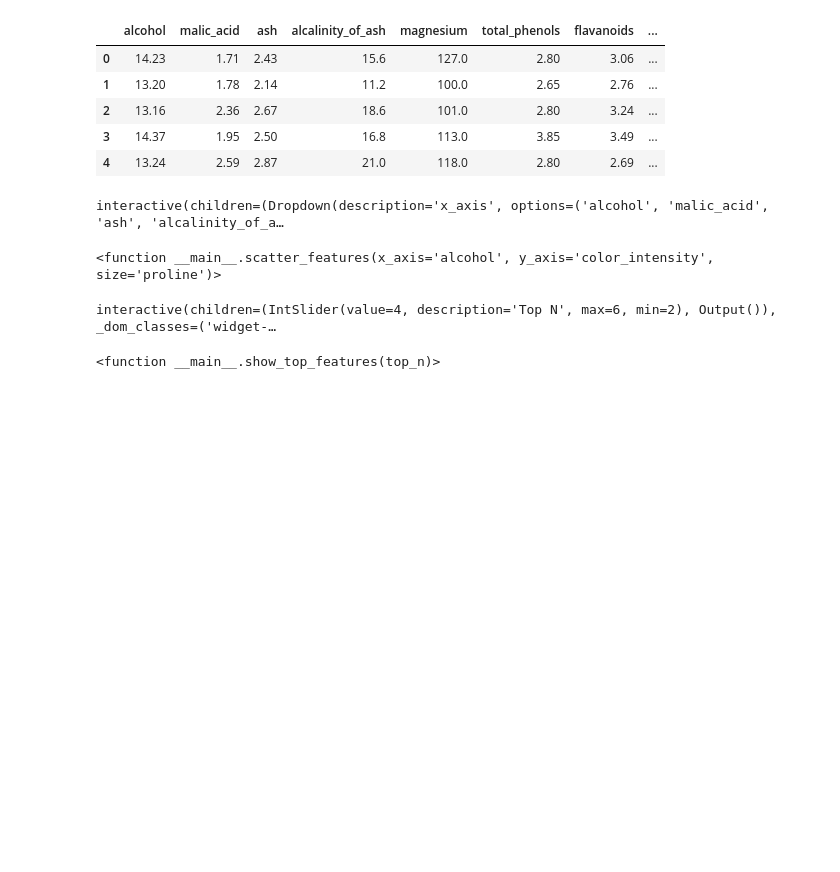
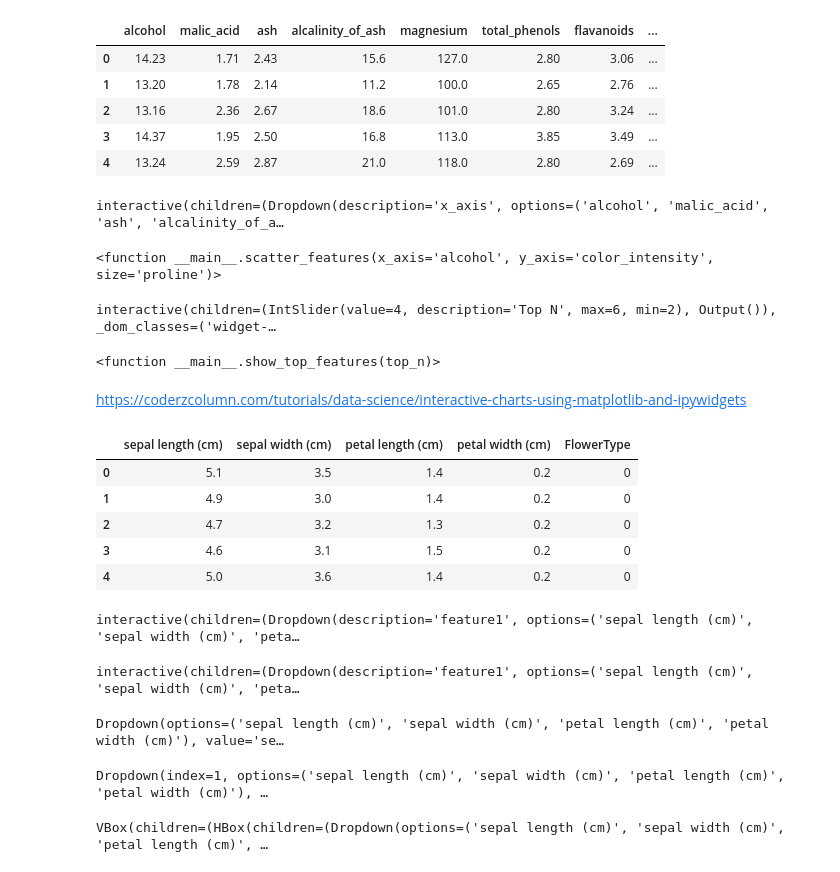
Before and after one commit to librowndev/wine-notebooks, a Jupyter notebook: notebooks/interactive/03_wine_explorer_plotly_widgets.ipynb, the cells around one changed output. Drawn from its saved outputs; the diff is of its cells as text; code cells hidden in the pictures; blank space fills up the shorter version.

Commit message:
copilot fixed the ipywidget error. adding matplotlib themes and more examples and link to page.

```diff
--- a/notebooks/interactive/03_wine_explorer_plotly_widgets.ipynb
+++ b/notebooks/interactive/03_wine_explorer_plotly_widgets.ipynb
@@ -68,3 +83,5 @@ px.parallel_coordinates(
     dimensions=['alcohol', 'malic_acid', 'ash', 'color_intensity', 'proline'],
     labels={'target': 'Cultivar'}
 )
+# %% [markdown]
+https://coderzcolumn.com/tutorials/data-science/interactive-charts-using-matplotlib-and-ipywidgets
@@ -70,0 +99,16 @@ px.parallel_coordinates(
+# %%
+from sklearn.datasets import load_iris
+
+iris = load_iris()
+
+iris_df = pd.DataFrame(data=iris.data, columns=iris.feature_names)
+iris_df["FlowerType"] = iris.target #[iris.target_names[t] for t in iris.target]
+
+iris_df.head()
+# %% [output]
+|  | sepal length (cm) | sepal width (cm) | petal length (cm) | petal width (cm) | FlowerType |
+| 0 | 5.1 | 3.5 | 1.4 | 0.2 | 0 |
+| 1 | 4.9 | 3.0 | 1.4 | 0.2 | 0 |
+| 2 | 4.7 | 3.2 | 1.3 | 0.2 | 0 |
+| 3 | 4.6 | 3.1 | 1.5 | 0.2 | 0 |
+| 4 | 5.0 | 3.6 | 1.4 | 0.2 | 0 |
@@ -70,0 +130,22 @@ px.parallel_coordinates(
+# %%
+widgets.interact(create_scatter, feature1=iris.feature_names, feature2=iris.feature_names);
+# %% [output]
+interactive(children=(Dropdown(description='feature1', options=('sepal length (cm)', 'sepal width (cm)', 'peta…
+# %%
+@widgets.interact(feature1=iris.feature_names, feature2=iris.feature_names)
+def create_scatter(feature1, feature2):
+    with plt.style.context("ggplot"):
+        fig = plt.figure(figsize=(8,4))
+
+        plt.scatter(x = iris_df[feature1],
+                    y = iris_df[feature2],
+                    c=iris_df["FlowerType"],
+                    s=20
+                   )
+
+        plt.xlabel(feature1.capitalize())
+        plt.ylabel(feature2.capitalize())
+
+        plt.title("%s vs %s"%(feature1.capitalize(), feature2.capitalize()))
+# %% [output]
+interactive(children=(Dropdown(description='feature1', options=('sepal length (cm)', 'sepal width (cm)', 'peta…
@@ -70,0 +167,10 @@ px.parallel_coordinates(
+# %%
+feature1_drop = widgets.Dropdown(options=iris.feature_names, value = iris.feature_names[0])
+feature1_drop
+# %% [output]
+Dropdown(options=('sepal length (cm)', 'sepal width (cm)', 'petal length (cm)', 'petal width (cm)'), value='se…
+# %%
+feature2_drop = widgets.Dropdown(options=iris.feature_names, value = iris.feature_names[1])
+feature2_drop
+# %% [output]
+Dropdown(index=1, options=('sepal length (cm)', 'sepal width (cm)', 'petal length (cm)', 'petal width (cm)'), …
@@ -70,0 +179,4 @@ px.parallel_coordinates(
+# %%
+widgets.VBox([widgets.HBox([feature1_drop, feature2_drop]), out])
+# %% [output]
+VBox(children=(HBox(children=(Dropdown(options=('sepal length (cm)', 'sepal width (cm)', 'petal length (cm)', …
```
Also changed, not shown: parts of 8 cells of this notebook.
